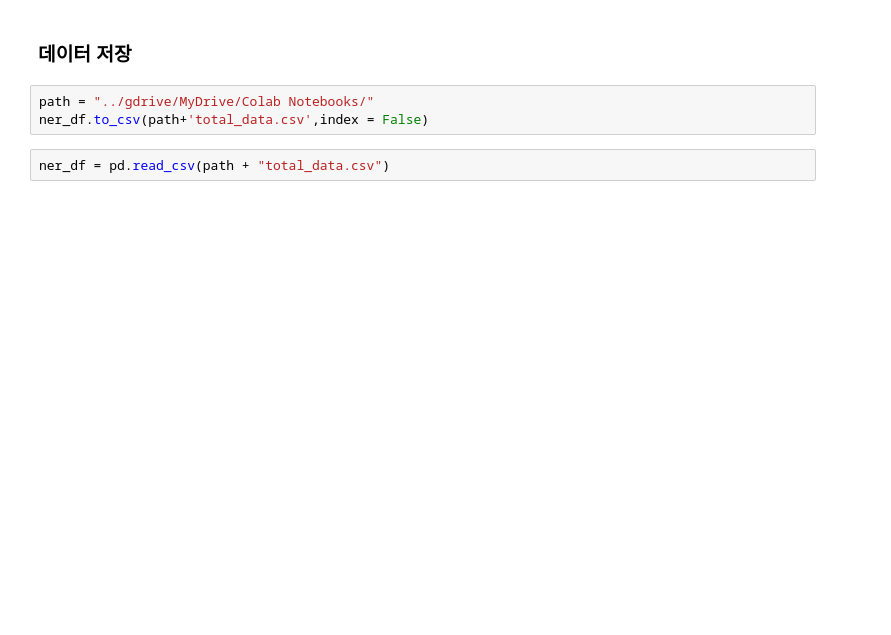
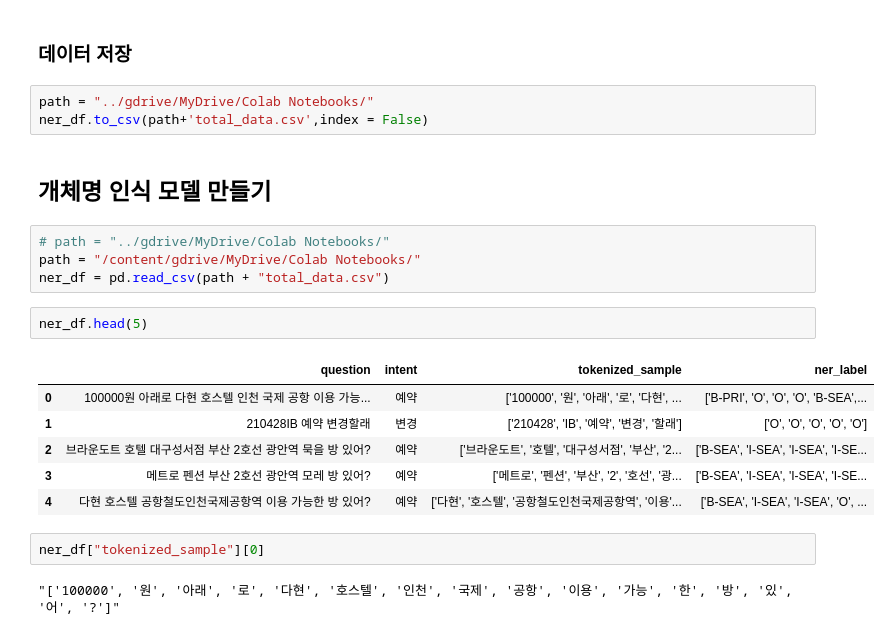
Before and after one commit to changyong93/Natural-language-processing-with-chat-bot, a Jupyter notebook: 챗봇_모델_학습(hotel_ver).ipynb, the cells around one changed output. Cells and saved outputs as stored; diff of their text form; blank space fills up the shorter version.

```diff
--- a/챗봇_모델_학습(hotel_ver).ipynb
+++ b/챗봇_모델_학습(hotel_ver).ipynb
@@ -2156,5 +2257,22 @@ ner_df.sample(20)
 # %%
 path = "../gdrive/MyDrive/Colab Notebooks/"
 ner_df.to_csv(path+'total_data.csv',index = False)
-# %%
-ner_df = pd.read_csv(path + "total_data.csv")
+# %% [markdown]
+## 개체명 인식 모델 만들기
+# %%
+# path = "../gdrive/MyDrive/Colab Notebooks/"
+path = "/content/gdrive/MyDrive/Colab Notebooks/"
+ner_df = pd.read_csv(path + "total_data.csv")
+# %%
+ner_df.head(5)
+# %% [output]
+|  | question | intent | tokenized_sample | ner_label |
+| 0 | 100000원 아래로 다현 호스텔 인천 국제 공항 이용 가능... | 예약 | ['100000', '원', '아래', '로', '다현', ... | ['B-PRI', 'O', 'O', 'O', 'B-SEA',... |
+| 1 | 210428IB 예약 변경할래 | 변경 | ['210428', 'IB', '예약', '변경', '할래'] | ['O', 'O', 'O', 'O', 'O'] |
+| 2 | 브라운도트 호텔 대구성서점 부산 2호선 광안역 묵을 방 있어? | 예약 | ['브라운도트', '호텔', '대구성서점', '부산', '2... | ['B-SEA', 'I-SEA', 'I-SEA', 'I-SE... |
+| 3 | 메트로 펜션 부산 2호선 광안역 모레 방 있어? | 예약 | ['메트로', '펜션', '부산', '2', '호선', '광... | ['B-SEA', 'I-SEA', 'I-SEA', 'I-SE... |
+| 4 | 다현 호스텔 공항철도인천국제공항역 이용 가능한 방 있어? | 예약 | ['다현', '호스텔', '공항철도인천국제공항역', '이용'... | ['B-SEA', 'I-SEA', 'I-SEA', 'O', ... |
+# %%
+ner_df["tokenized_sample"][0]
+# %% [output]
+"['100000', '원', '아래', '로', '다현', '호스텔', '인천', '국제', '공항', '이용', '가능', '한', '방', '있', '어', '?']"
```
Also changed, not shown: parts of 103 cells of this notebook.
